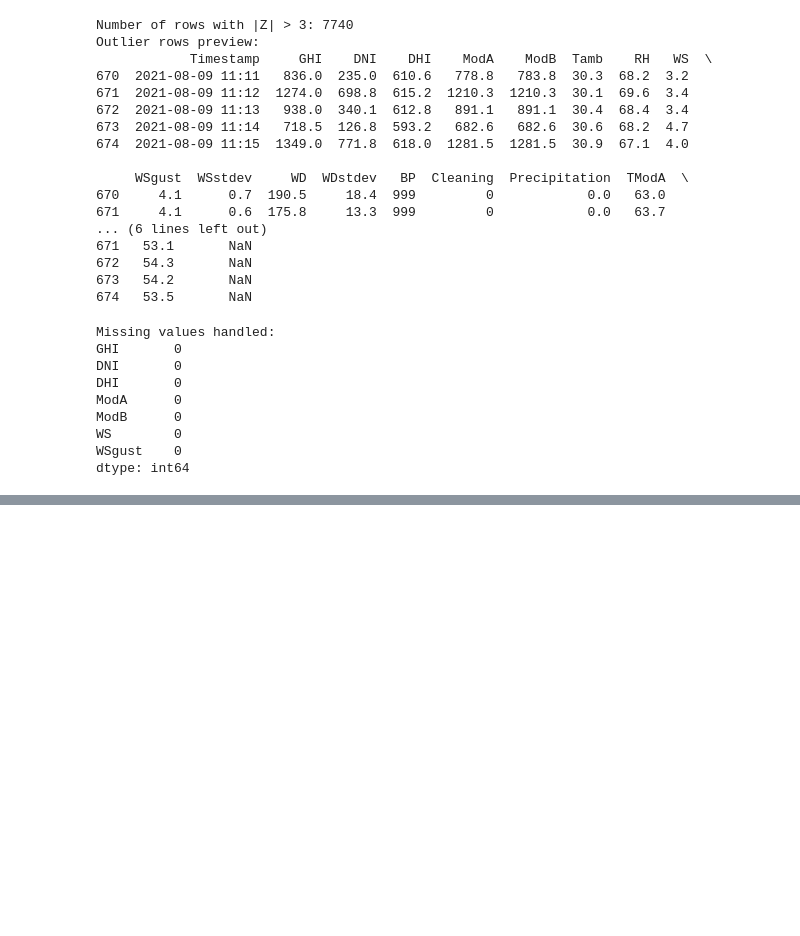
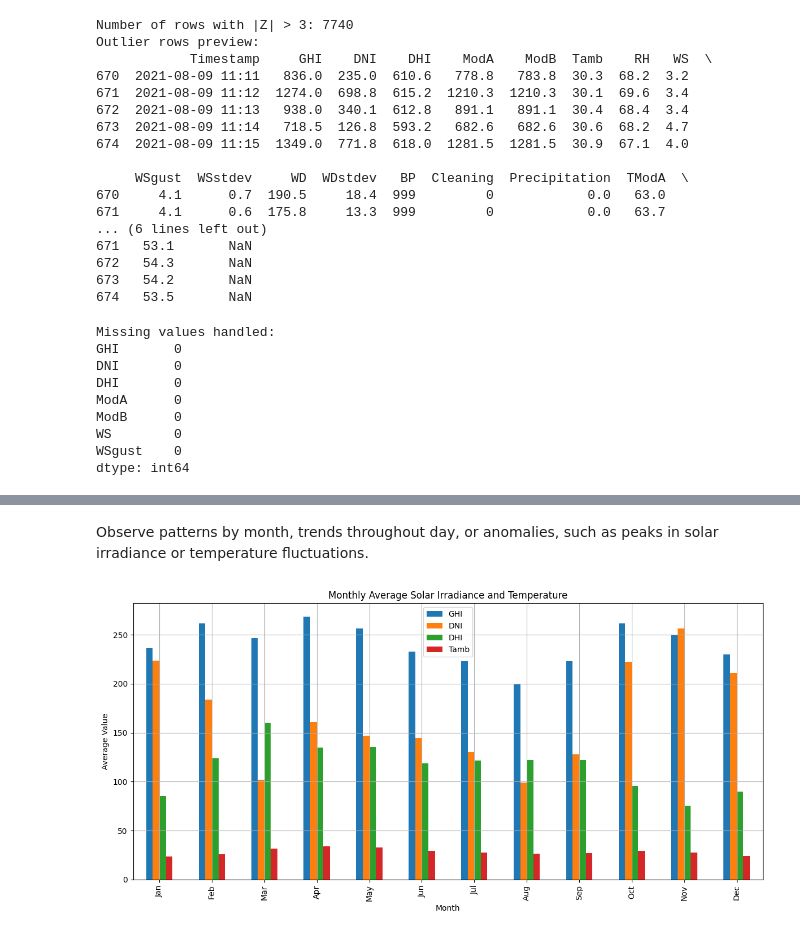
Before and after one commit to Wakgari-Eshetu/solar-challenge-week1, a Jupyter notebook: notebooks/benin_eda.ipynb, the cells around one changed output, grey strips where cells are left out. Saved outputs shown, nothing was run; the diff lists cells and outputs as text; code cells hidden in the pictures; blank space fills up the shorter version.

```diff
--- a/notebooks/benin_eda.ipynb
+++ b/notebooks/benin_eda.ipynb
@@ -319,0 +345,26 @@ dtype: int64
+# %% [markdown]
+Observe patterns by month, trends throughout day, or anomalies, such as peaks in solar irradiance or temperature fluctuations.
+# %%
+#1.By mounth
+
+df['Timestamp'] = pd.to_datetime(df['Timestamp'])
+
+
+df['Month'] = df['Timestamp'].dt.month
+df['Month_Name'] = df['Timestamp'].dt.strftime('%b')
+
+monthly_avg = df.groupby('Month_Name')[['GHI', 'DNI', 'DHI', 'Tamb']].mean()
+
+month_order = ['Jan', 'Feb', 'Mar', 'Apr', 'May', 'Jun',
+               'Jul', 'Aug', 'Sep', 'Oct', 'Nov', 'Dec']
+monthly_avg = monthly_avg.reindex(month_order)
+
+monthly_avg.plot(kind='bar', figsize=(12,6))
+plt.title('Monthly Average Solar Irradiance and Temperature')
+plt.ylabel('Average Value')
+plt.xlabel('Month')
+plt.grid(True)
+plt.tight_layout()
+plt.show()
+# %% [output]
+[figure, added]
```
Also changed, not shown: parts of 4 cells of this notebook.
